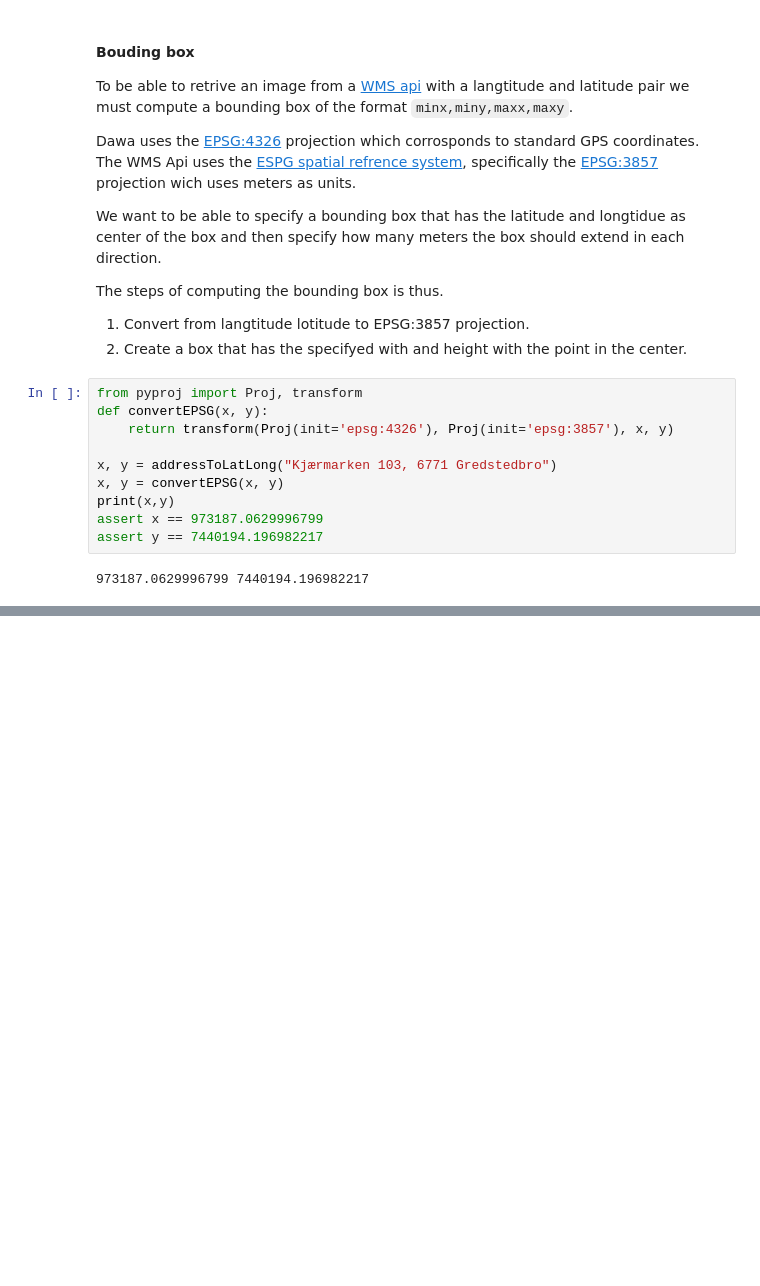
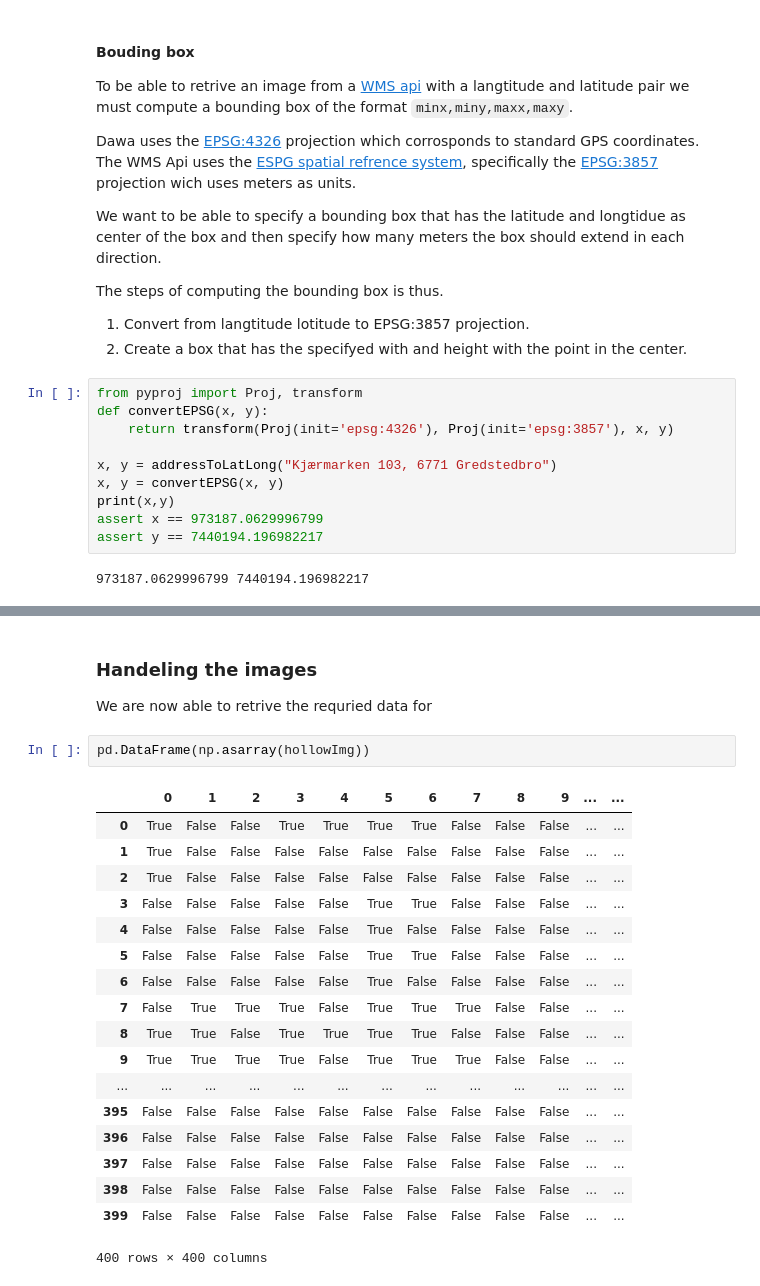
Before and after one commit to Rotendahl/flood_risk, a Jupyter notebook: Hollowings.ipynb, the cells around one changed output, grey strips where cells are left out. Cells and saved outputs as stored; diff of their text form; blank space fills up the shorter version.

```diff
--- a/Hollowings.ipynb
+++ b/Hollowings.ipynb
@@ -57,0 +119,24 @@ assert y == 7440194.196982217
+# %% [markdown]
+### Handeling the images
+We are now able to retrive the requried data for
+# %%
+pd.DataFrame(np.asarray(hollowImg))
+# %% [output]
+|  | 0 | 1 | 2 | 3 | 4 | 5 | 6 | 7 | 8 | 9 | ... | ... |
+| 0 | True | False | False | True | True | True | True | False | False | False | ... | ... |
+| 1 | True | False | False | False | False | False | False | False | False | False | ... | ... |
+| 2 | True | False | False | False | False | False | False | False | False | False | ... | ... |
+| 3 | False | False | False | False | False | True | True | False | False | False | ... | ... |
+| 4 | False | False | False | False | False | True | False | False | False | False | ... | ... |
+| 5 | False | False | False | False | False | True | True | False | False | False | ... | ... |
+| 6 | False | False | False | False | False | True | False | False | False | False | ... | ... |
+| 7 | False | True | True | True | False | True | True | True | False | False | ... | ... |
+| 8 | True | True | False | True | True | True | True | False | False | False | ... | ... |
+| 9 | True | True | True | True | False | True | True | True | False | False | ... | ... |
+| ... | ... | ... | ... | ... | ... | ... | ... | ... | ... | ... | ... | ... |
+| 395 | False | False | False | False | False | False | False | False | False | False | ... | ... |
+| 396 | False | False | False | False | False | False | False | False | False | False | ... | ... |
+| 397 | False | False | False | False | False | False | False | False | False | False | ... | ... |
+| 398 | False | False | False | False | False | False | False | False | False | False | ... | ... |
+| 399 | False | False | False | False | False | False | False | False | False | False | ... | ... |
+400 rows × 400 columns
```
Also changed, not shown: parts of 6 cells of this notebook.
